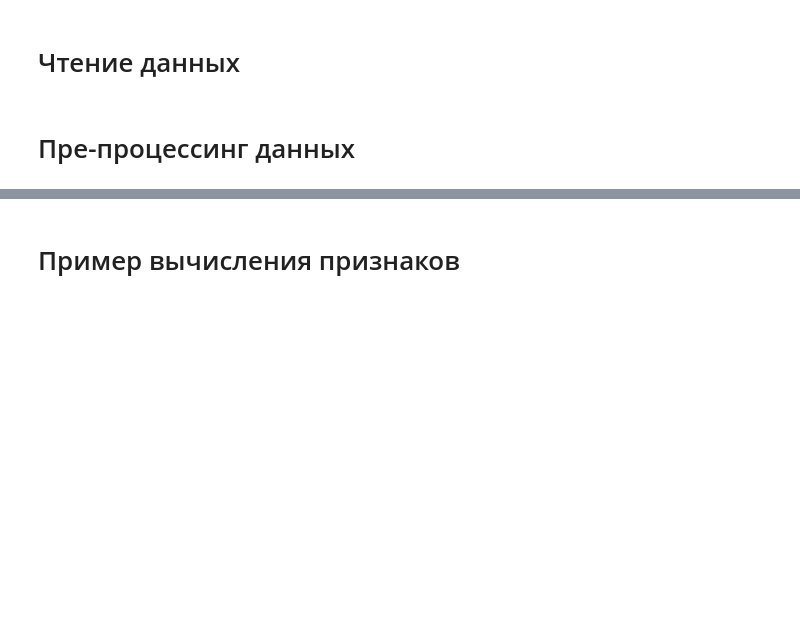
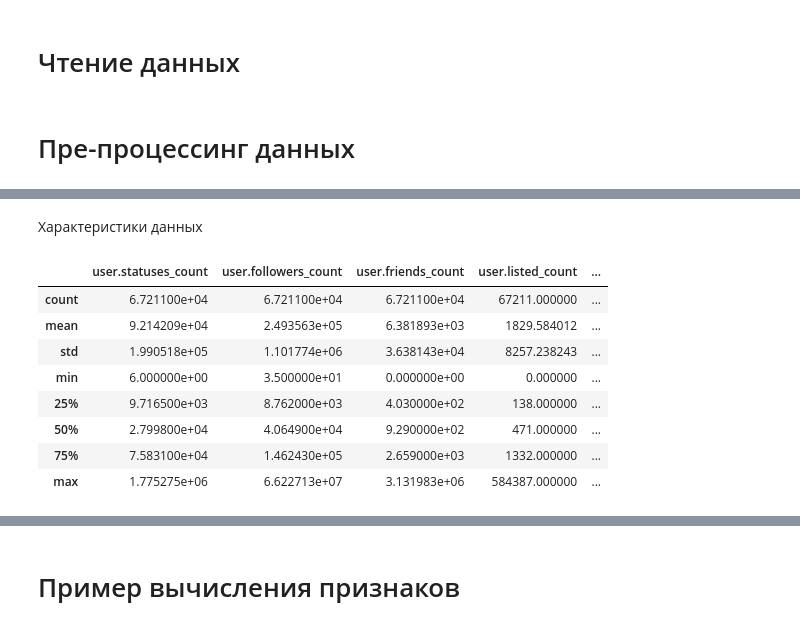
Before and after one commit to Evgeneus/InData-Labs-Contest, a Jupyter notebook: star_mission.ipynb, the cells around one changed output, grey strips where cells are left out. Saved outputs shown, nothing was run; the diff lists cells and outputs as text; code cells hidden in the pictures; blank space fills up the shorter version.

```diff
--- a/star_mission.ipynb
+++ b/star_mission.ipynb
@@ -22,0 +42,14 @@ assert(train.columns[-1] == 'retweet_count')
+# %% [markdown]
+Характеристики данных
+# %%
+train_f.describe()
+# %% [output]
+|  | user.statuses_count | user.followers_count | user.friends_count | user.listed_count | ... |
+| count | 6.721100e+04 | 6.721100e+04 | 6.721100e+04 | 67211.000000 | ... |
+| mean | 9.214209e+04 | 2.493563e+05 | 6.381893e+03 | 1829.584012 | ... |
+| std | 1.990518e+05 | 1.101774e+06 | 3.638143e+04 | 8257.238243 | ... |
+| min | 6.000000e+00 | 3.500000e+01 | 0.000000e+00 | 0.000000 | ... |
+| 25% | 9.716500e+03 | 8.762000e+03 | 4.030000e+02 | 138.000000 | ... |
+| 50% | 2.799800e+04 | 4.064900e+04 | 9.290000e+02 | 471.000000 | ... |
+| 75% | 7.583100e+04 | 1.462430e+05 | 2.659000e+03 | 1332.000000 | ... |
+| max | 1.775275e+06 | 6.622713e+07 | 3.131983e+06 | 584387.000000 | ... |
```
Also changed, not shown: parts of 10 cells of this notebook.
